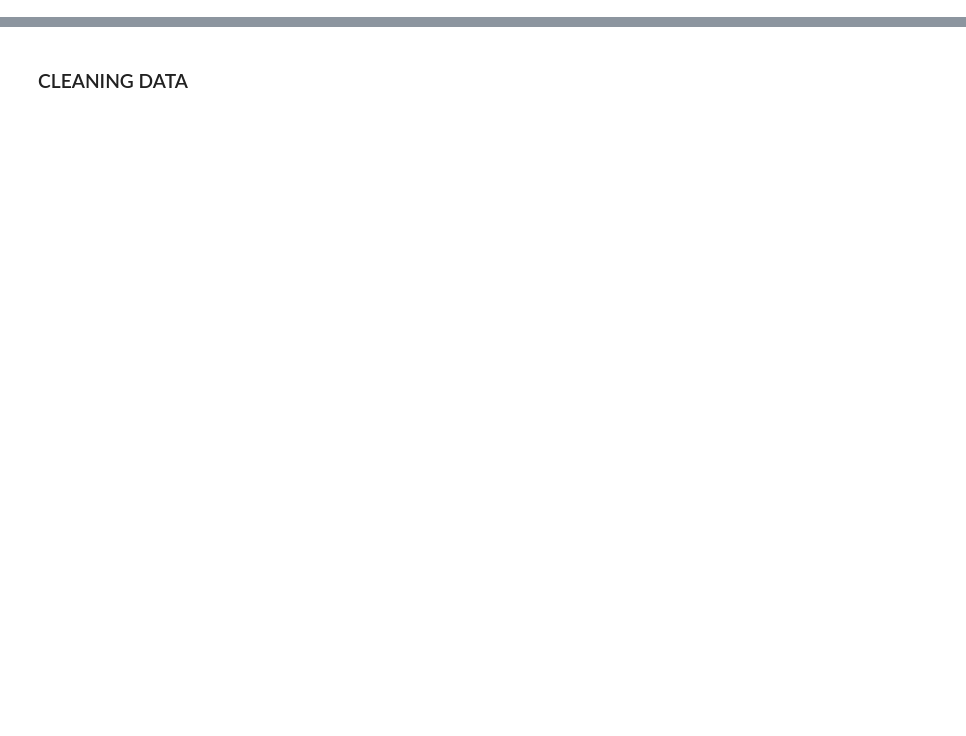
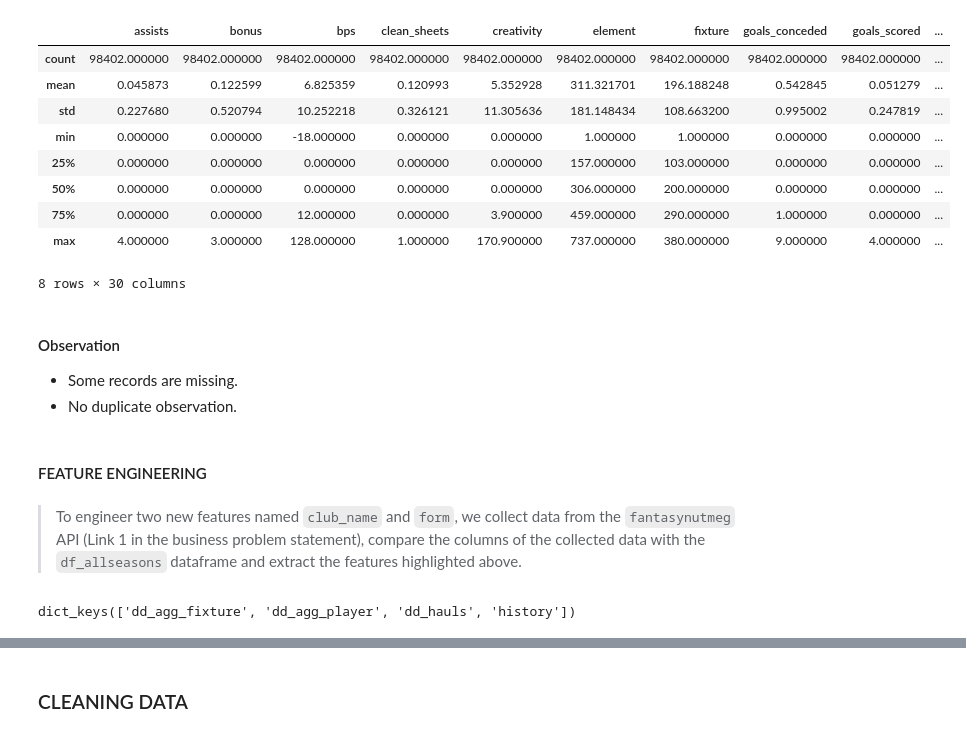
Before and after one commit to laniyadapo/FantasyPremierLeague, a Jupyter notebook: fantasy_train.ipynb, the cells around one changed output, grey strips where cells are left out. Saved outputs shown, nothing was run; the diff lists cells and outputs as text; code cells hidden in the pictures; blank space fills up the shorter version.

```diff
--- a/fantasy_test.ipynb
+++ b/fantasy_train.ipynb
@@ -19,0 +149,20 @@ df_allseasons.head()
+# %%
+# Descriptive statistics.
+df_allseasons.describe()
+# %% [output]
+|  | assists | bonus | bps | clean_sheets | creativity | element | fixture | goals_conceded | goals_scored | ... |
+| count | 98402.000000 | 98402.000000 | 98402.000000 | 98402.000000 | 98402.000000 | 98402.000000 | 98402.000000 | 98402.000000 | 98402.000000 | ... |
+| mean | 0.045873 | 0.122599 | 6.825359 | 0.120993 | 5.352928 | 311.321701 | 196.188248 | 0.542845 | 0.051279 | ... |
+| std | 0.227680 | 0.520794 | 10.252218 | 0.326121 | 11.305636 | 181.148434 | 108.663200 | 0.995002 | 0.247819 | ... |
+| min | 0.000000 | 0.000000 | -18.000000 | 0.000000 | 0.000000 | 1.000000 | 1.000000 | 0.000000 | 0.000000 | ... |
+| 25% | 0.000000 | 0.000000 | 0.000000 | 0.000000 | 0.000000 | 157.000000 | 103.000000 | 0.000000 | 0.000000 | ... |
+| 50% | 0.000000 | 0.000000 | 0.000000 | 0.000000 | 0.000000 | 306.000000 | 200.000000 | 0.000000 | 0.000000 | ... |
+| 75% | 0.000000 | 0.000000 | 12.000000 | 0.000000 | 3.900000 | 459.000000 | 290.000000 | 1.000000 | 0.000000 | ... |
+| max | 4.000000 | 3.000000 | 128.000000 | 1.000000 | 170.900000 | 737.000000 | 380.000000 | 9.000000 | 4.000000 | ... |
+8 rows × 30 columns
+# %% [markdown]
+#### Observation
+- Some records are missing.
+- No duplicate observation.
+# %% [markdown]
+#### FEATURE ENGINEERING
@@ -19,0 +172,15 @@ df_allseasons.head()
+# %% [markdown]
+> To engineer two new features named `club_name` and `form`, we collect data from the `fantasynutmeg` API (Link 1 in the business problem statement), compare the columns of the collected data with the `df_allseasons` dataframe and extract the features highlighted above.
+# %%
+# Get yearly historic data from endpoint for available seasons and identify the keys in each disctionary using 2016 as an example.
+Y2016= requests.get('https://www.fantasynutmeg.com/api/history/season/2016-17').json()
+Y2017= requests.get('https://www.fantasynutmeg.com/api/history/season/2017-18').json()
+Y2018= requests.get('https://www.fantasynutmeg.com/api/history/season/2018-19').json()
+Y2019= requests.get('https://www.fantasynutmeg.com/api/history/season/2019-20').json()
+Y2020= requests.get('https://www.fantasynutmeg.com/api/history/season/2020-21').json()
+Y2021= requests.get('https://www.fantasynutmeg.com/api/history/season/2021-22').json()
+Y2022= requests.get('https://www.fantasynutmeg.com/api/history/season/2022-23').json()
+
+Y2016.keys()
+# %% [output]
+dict_keys(['dd_agg_fixture', 'dd_agg_player', 'dd_hauls', 'history'])
```
Also changed, not shown: parts of 69 cells of this notebook, 1 other file.
